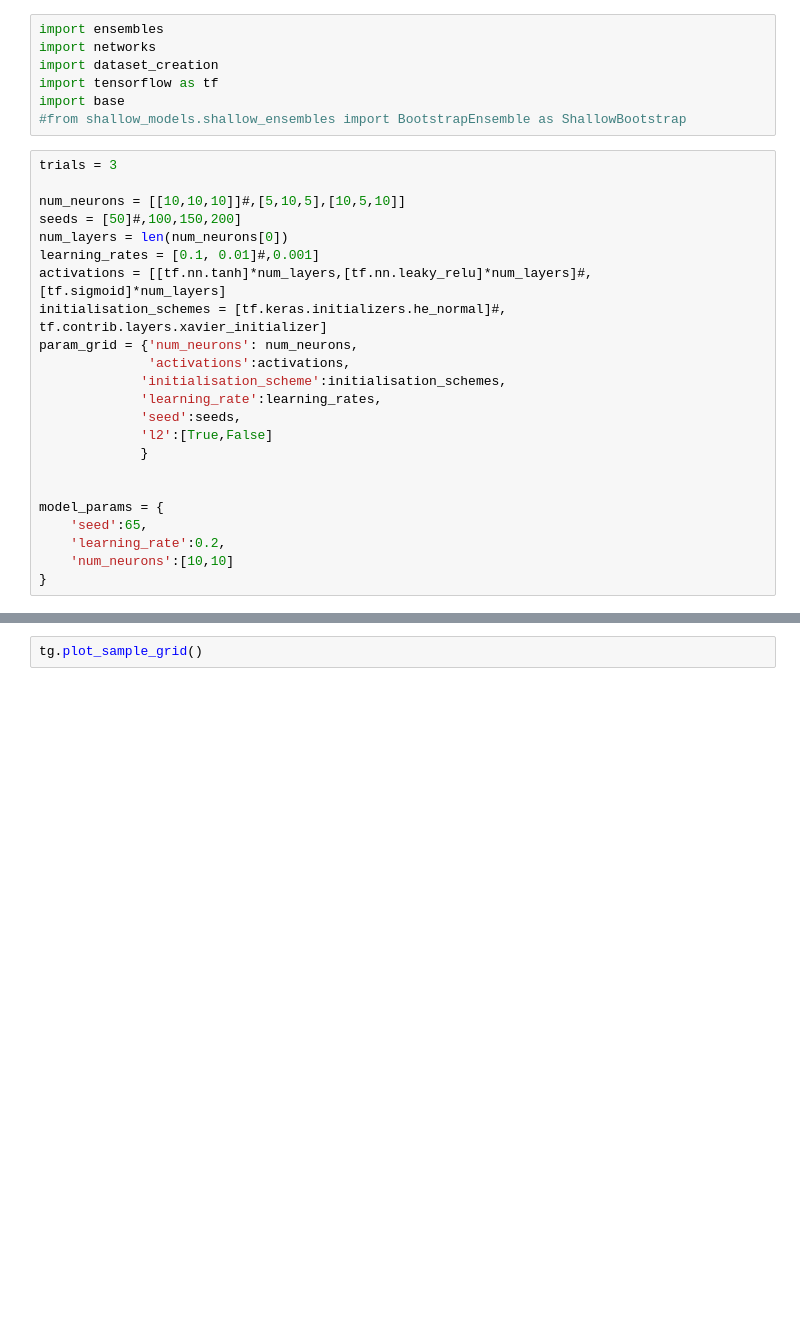
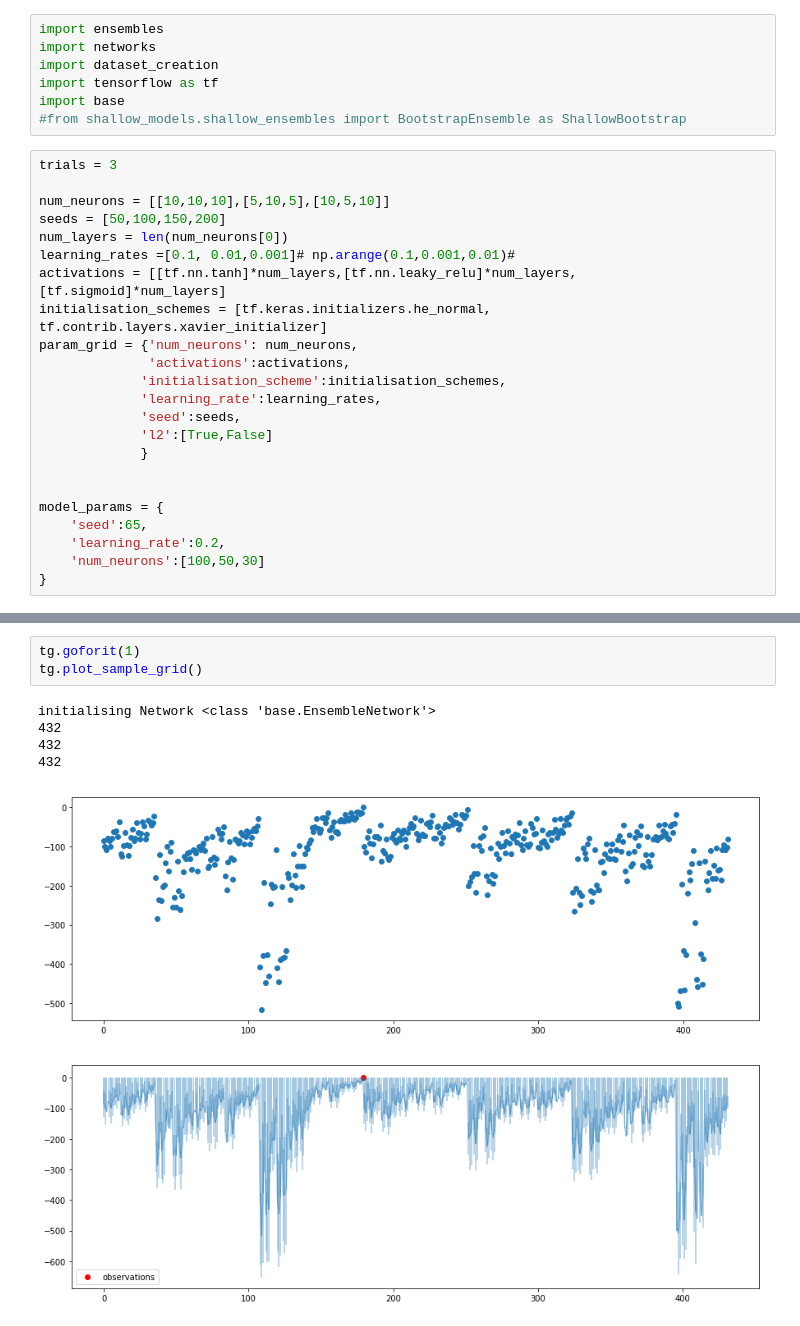
Before and after one commit to wooohoooo/Master-Thesis, a Jupyter notebook: new_version/Thompson_Gridsearch.ipynb, the cells around one changed output, grey strips where cells are left out. Cells and saved outputs as stored; diff of their text form; blank space fills up the shorter version.

```diff
--- a/new_version/Thompson_Gridsearch.ipynb
+++ b/new_version/Thompson_Gridsearch.ipynb
@@ -16,12 +20,12 @@ import base
 # %%
 trials = 3
 
-num_neurons = [[10,10,10]]#,[5,10,5],[10,5,10]]
-seeds = [50]#,100,150,200]
+num_neurons = [[10,10,10],[5,10,5],[10,5,10]]
+seeds = [50,100,150,200]
 num_layers = len(num_neurons[0])
-learning_rates = [0.1, 0.01]#,0.001]
-activations = [[tf.nn.tanh]*num_layers,[tf.nn.leaky_relu]*num_layers]#, [tf.sigmoid]*num_layers]
-initialisation_schemes = [tf.keras.initializers.he_normal]#, tf.contrib.layers.xavier_initializer]
+learning_rates =[0.1, 0.01,0.001]# np.arange(0.1,0.001,0.01)#
+activations = [[tf.nn.tanh]*num_layers,[tf.nn.leaky_relu]*num_layers, [tf.sigmoid]*num_layers]
+initialisation_schemes = [tf.keras.initializers.he_normal, tf.contrib.layers.xavier_initializer]
 param_grid = {'num_neurons': num_neurons,
               'activations':activations,
              'initialisation_scheme':initialisation_schemes,
@@ -34,7 +38,7 @@ param_grid = {'num_neurons': num_neurons,
 model_params = {
     'seed':65,
     'learning_rate':0.2,
-    'num_neurons':[10,10]
+    'num_neurons':[100,50,30]
 }
 # %%
 tg = evaluation.ThompsonGridSearch(param_grid=param_grid,
@@ -46,2 +58,10 @@ tg = evaluation.ThompsonGridSearch(param_grid=param_grid,
 # %%
+tg.goforit(1)
 tg.plot_sample_grid()
+# %% [output]
+initialising Network <class 'base.EnsembleNetwork'>
+432
+432
+432
+[figure, added]
+[figure, added]
```
Also changed, not shown: parts of 21 cells of this notebook, 5 other files.
